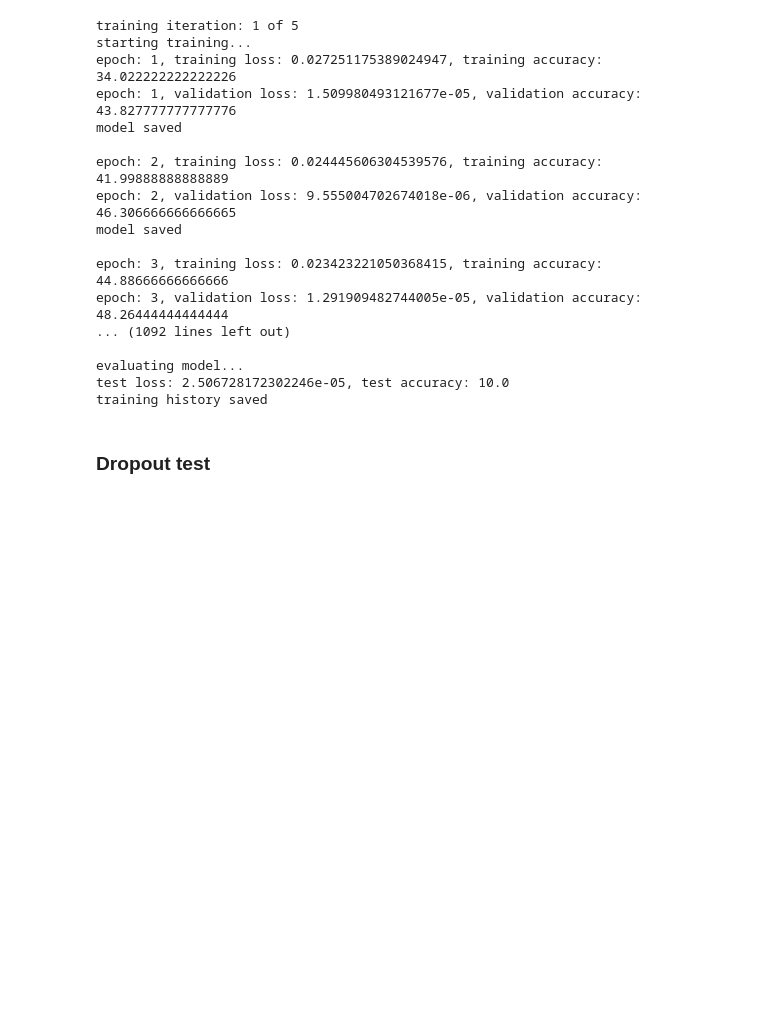
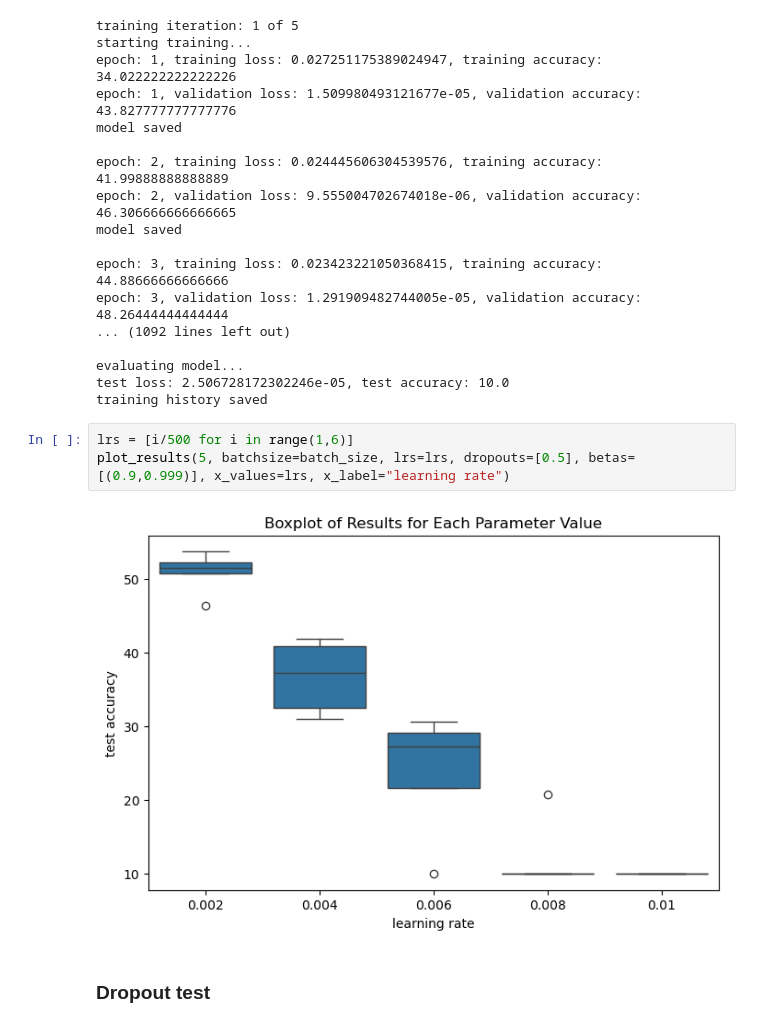
Before and after one commit to kubek22/deep_learning_project, a Jupyter notebook: FCNN_test.ipynb, the cells around one changed output. Cells and saved outputs as stored; diff of their text form; blank space fills up the shorter version.

Commit message:
plotting test results

```diff
--- a/FCNN_test.ipynb
+++ b/FCNN_test.ipynb
@@ -49,6 +44,11 @@ epoch: 3, validation loss: 1.291909482744005e-05, validation accuracy: 48.264444
 evaluating model...
 test loss: 2.506728172302246e-05, test accuracy: 10.0
 training history saved
+# %%
+lrs = [i/500 for i in range(1,6)]
+plot_results(5, batchsize=batch_size, lrs=lrs, dropouts=[0.5], betas=[(0.9,0.999)], x_values=lrs, x_label="learning rate")
+# %% [output]
+[figure, added]
 # %% [markdown]
 ### Dropout test
 # %%
```
Also changed, not shown: parts of 3 cells of this notebook, 1 other file.
